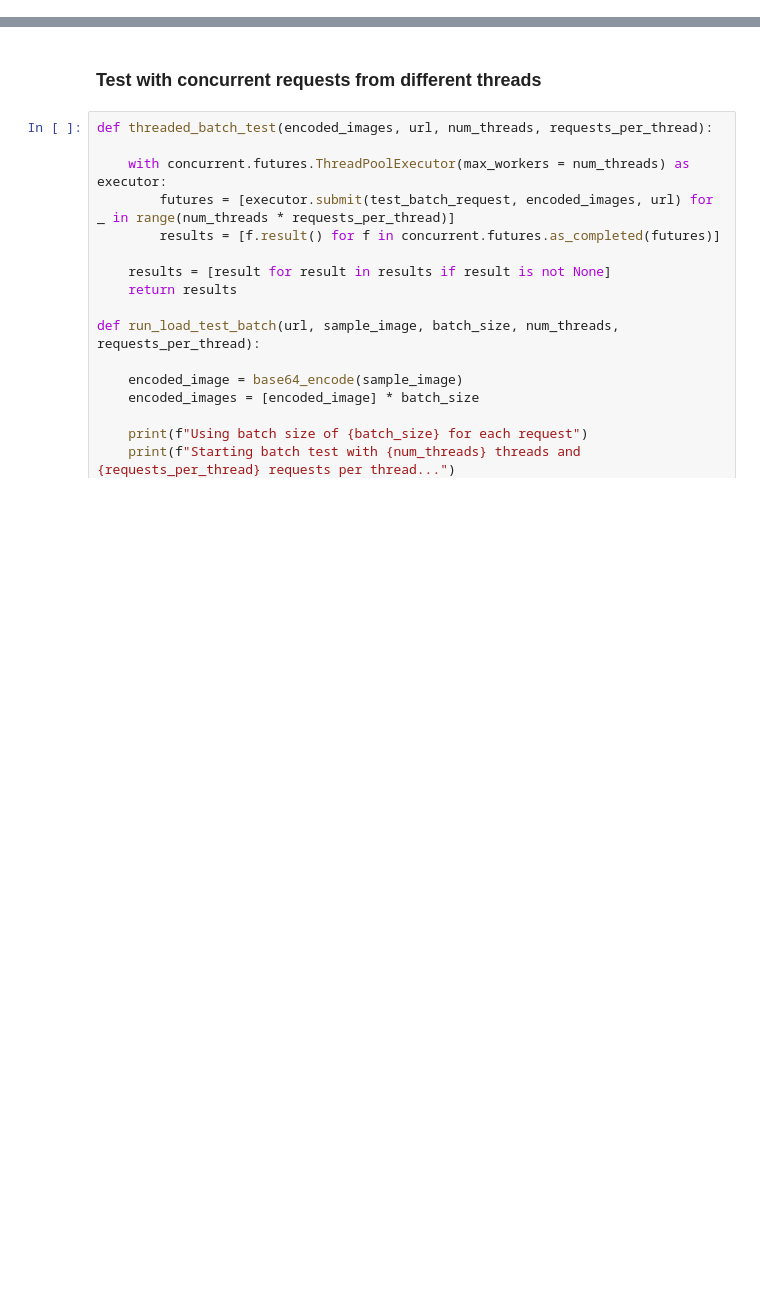
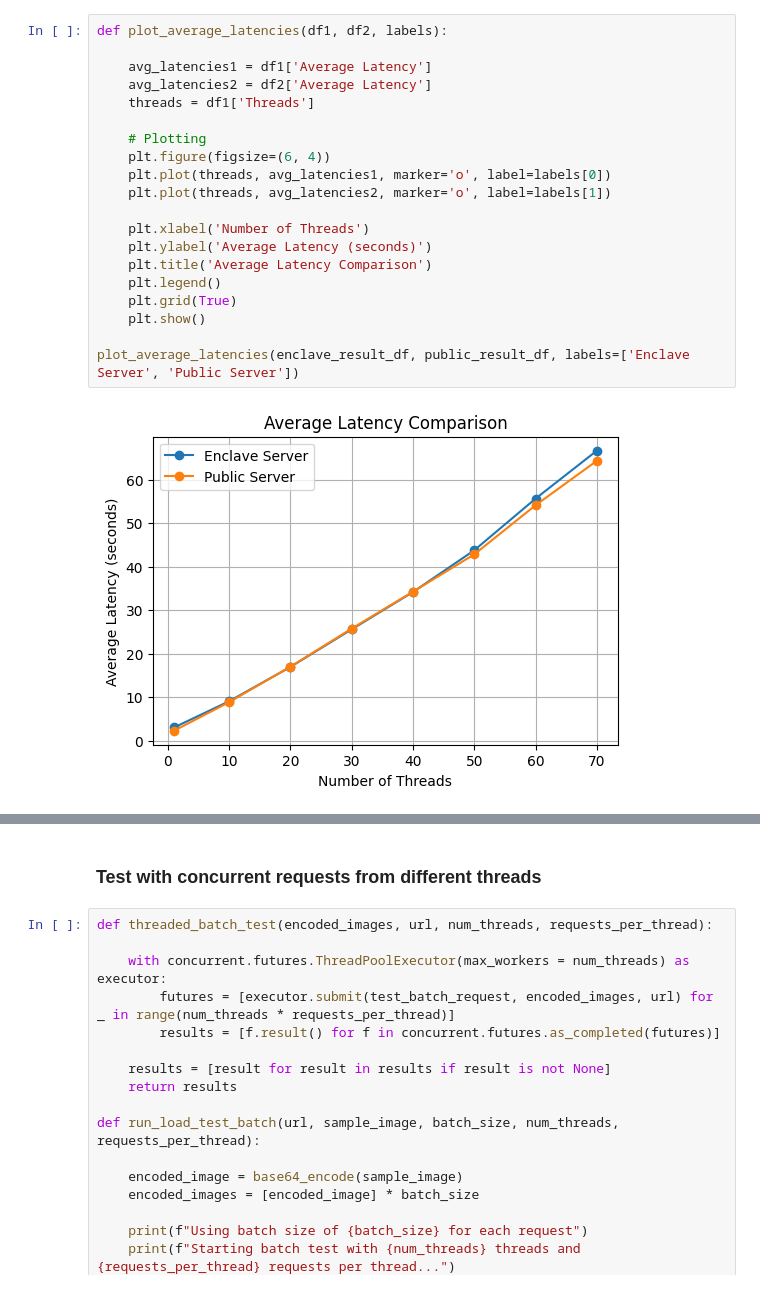
Before and after one commit to hpiercehoffman/secure-serving, a Jupyter notebook: image_classification/load_testing.ipynb, the cells around one changed output, grey strips where cells are left out. Cells and saved outputs as stored; diff of their text form; blank space fills up the shorter version.

```diff
--- a/image_classification/load_testing.ipynb
+++ b/image_classification/load_testing.ipynb
@@ -224,0 +133,22 @@ Max latency: 20.9972 seconds
+# %%
+def plot_average_latencies(df1, df2, labels):
+
+    avg_latencies1 = df1['Average Latency']
+    avg_latencies2 = df2['Average Latency']
+    threads = df1['Threads']
+
+    # Plotting
+    plt.figure(figsize=(6, 4))
+    plt.plot(threads, avg_latencies1, marker='o', label=labels[0])
+    plt.plot(threads, avg_latencies2, marker='o', label=labels[1])
+
+    plt.xlabel('Number of Threads')
+    plt.ylabel('Average Latency (seconds)')
+    plt.title('Average Latency Comparison')
+    plt.legend()
+    plt.grid(True)
+    plt.show()
+
+plot_average_latencies(enclave_result_df, public_result_df, labels=['Enclave Server', 'Public Server'])
+# %% [output]
+[figure, added]
```
Also changed, not shown: parts of 35 cells of this notebook, 10 other files.
